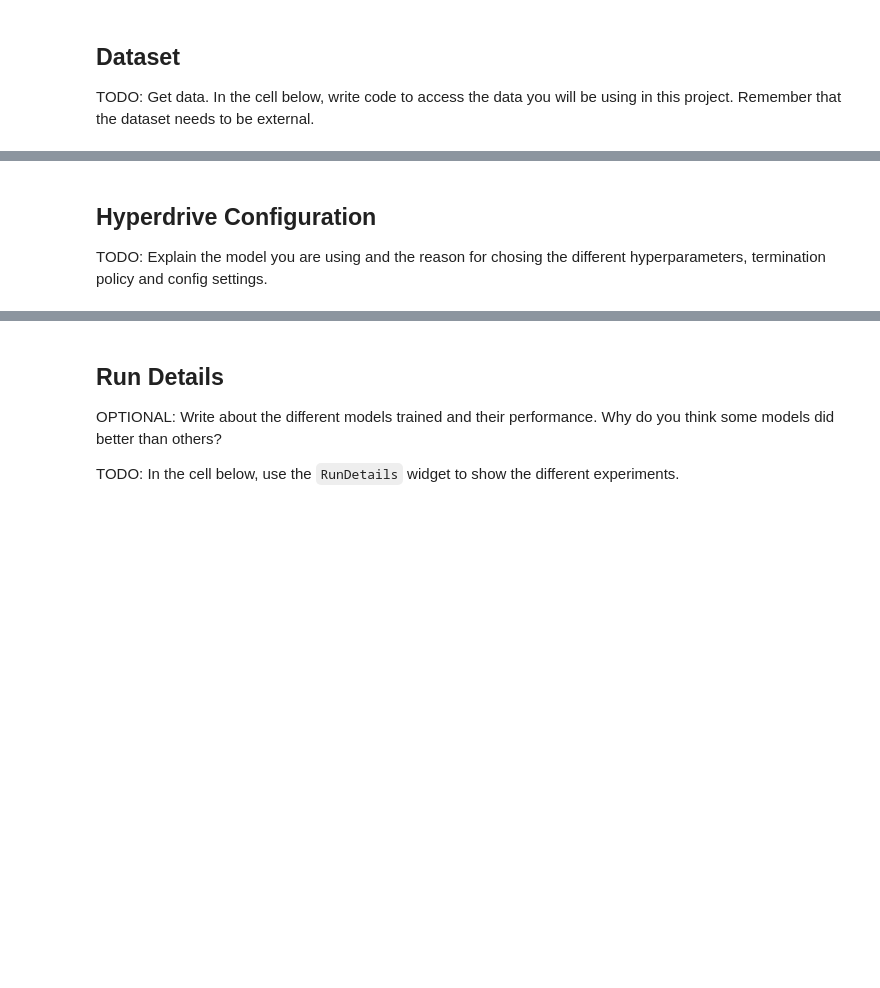
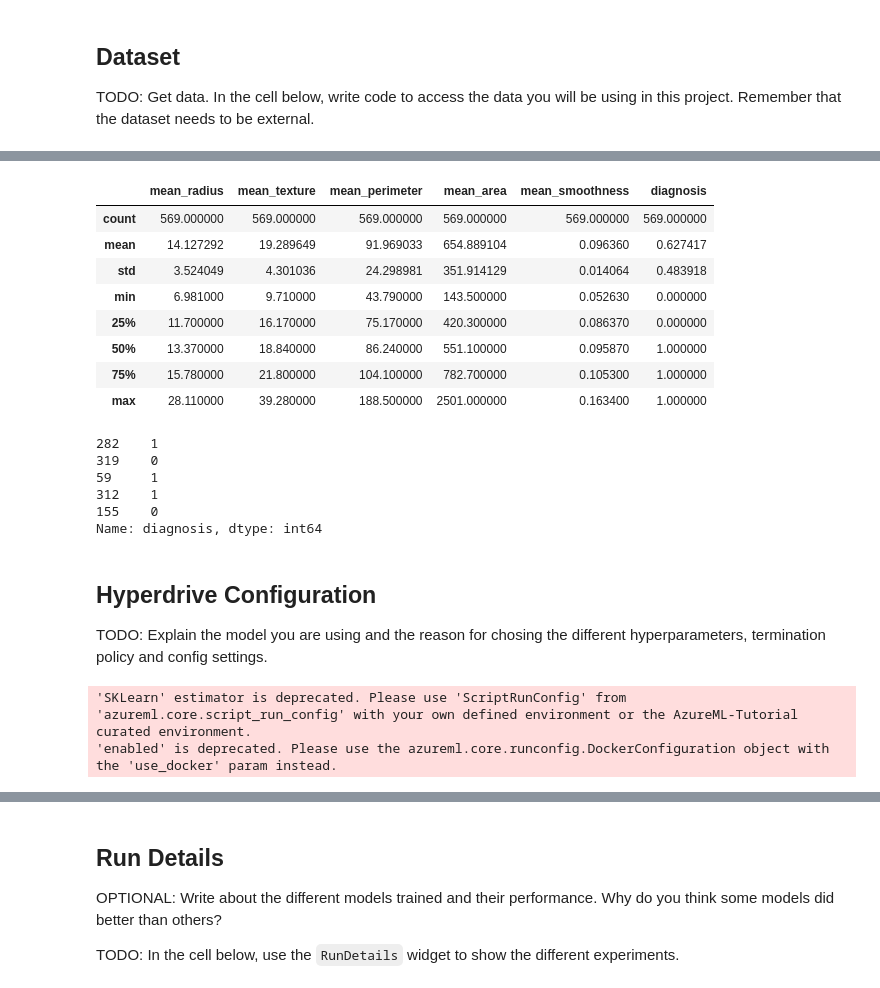
Before and after one commit to vagbharathi/Capstone-project-UdacityMachineLearningEngineer-MicrosoftAzure-Scholarship, a Jupyter notebook: nd00333-capstone-master/starter_file/hyperparameter_tuning.ipynb, the cells around one changed output, grey strips where cells are left out. Saved outputs shown, nothing was run; the diff lists cells and outputs as text; code cells hidden in the pictures; blank space fills up the shorter version.

```diff
--- a/nd00333-capstone-master/starter_file/hyperparameter_tuning.ipynb
+++ b/nd00333-capstone-master/starter_file/hyperparameter_tuning.ipynb
@@ -58,24 +66,34 @@ compute_instance.wait_for_completion(show_output=True)
 # %%
 found = False
-key = "**Breast Cancer Classification**"
-description_text = "**Breast Cancer Classification Dataset for Capstone Peoject Udacity**"
+key = "Breast Cancer Classification"
+description_text = "Breast Cancer Classification Dataset for Capstone Project Udacity"
 
 if key in ws.datasets.keys():
         found = True
         dataset = ws.datasets[key]
 
 if not found:
         # Create AML Dataset and register it into Workspace
         example_data = 'https://raw.githubusercontent.com/vagbharathi/Capstone-project-UdacityMachineLearningEngineer-MicrosoftAzure-Scholarship/main/nd00333-capstone-master/starter_file/breast_cancer_data.csv'
         dataset = Dataset.Tabular.from_delimited_files(example_data)
         #Register Dataset in Workspace
         dataset = dataset.register(workspace=ws,
                                    name=key,
                                    description=description_text)
 
 
 df = dataset.to_pandas_dataframe()
 df.describe()
+# %% [output]
+|  | mean_radius | mean_texture | mean_perimeter | mean_area | mean_smoothness | diagnosis |
+| count | 569.000000 | 569.000000 | 569.000000 | 569.000000 | 569.000000 | 569.000000 |
+| mean | 14.127292 | 19.289649 | 91.969033 | 654.889104 | 0.096360 | 0.627417 |
+| std | 3.524049 | 4.301036 | 24.298981 | 351.914129 | 0.014064 | 0.483918 |
+| min | 6.981000 | 9.710000 | 43.790000 | 143.500000 | 0.052630 | 0.000000 |
+| 25% | 11.700000 | 16.170000 | 75.170000 | 420.300000 | 0.086370 | 0.000000 |
+| 50% | 13.370000 | 18.840000 | 86.240000 | 551.100000 | 0.095870 | 1.000000 |
+| 75% | 15.780000 | 21.800000 | 104.100000 | 782.700000 | 0.105300 | 1.000000 |
+| max | 28.110000 | 39.280000 | 188.500000 | 2501.000000 | 0.163400 | 1.000000 |
 # %%
 # Split data into train and score sets
 train, score = dataset.random_split(percentage=0.75, seed=121)
@@ -90,6 +108,13 @@ from sklearn.model_selection import train_test_split
 x_train, x_test, y_train, y_test = train_test_split(x, y, test_size=0.25, random_state=121)
 # %%
 y_train.head(5)
+# %% [output]
+282    1
+319    0
+59     1
+312    1
+155    0
+Name: diagnosis, dtype: int64
 # %% [markdown]
 ## Hyperdrive Configuration
 
@@ -100,7 +125,7 @@ early_termination_policy = BanditPolicy(evaluation_interval=1, slack_factor=0.2,
 
 #TODO: Create the different params that you will be using during training
 param_sampling = RandomParameterSampling({
-    "--C": choice(0.01, 0.1, 1, 10, 20),
+    "--C": choice(0.01, 0.01, 0.1, 1, 10, 20),
     "--max_iter": choice(50, 100, 300)
 })
 
@@ -117,6 +142,9 @@ hyperdrive_run_config = HyperDriveConfig(estimator=est,
                                     primary_metric_goal=PrimaryMetricGoal.MAXIMIZE,
                                     max_total_runs=20,
                                     max_concurrent_runs=6)
+# %% [output]
+'SKLearn' estimator is deprecated. Please use 'ScriptRunConfig' from 'azureml.core.script_run_config' with your own defined environment or the AzureML-Tutorial curated environment.
+'enabled' is deprecated. Please use the azureml.core.runconfig.DockerConfiguration object with the 'use_docker' param instead.
 # %%
 #TODO: Submit your experiment
 hyperdrive_run = experiment.submit(config=hyperdrive_run_config)
```
Also changed, not shown: parts of 6 cells of this notebook, 1 other file.
